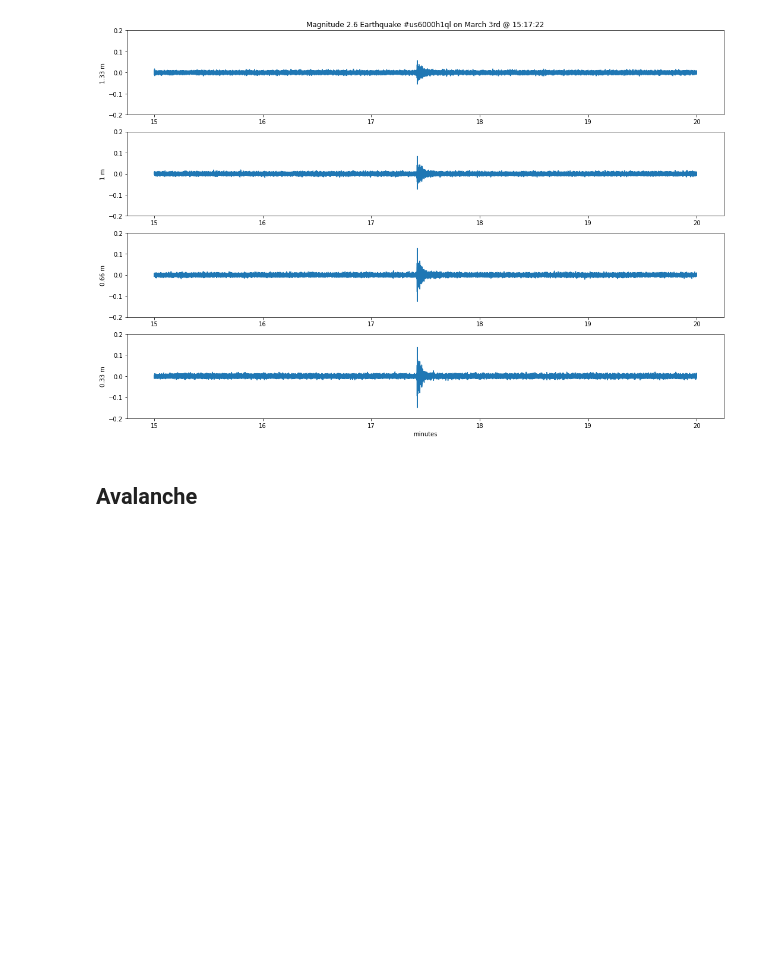
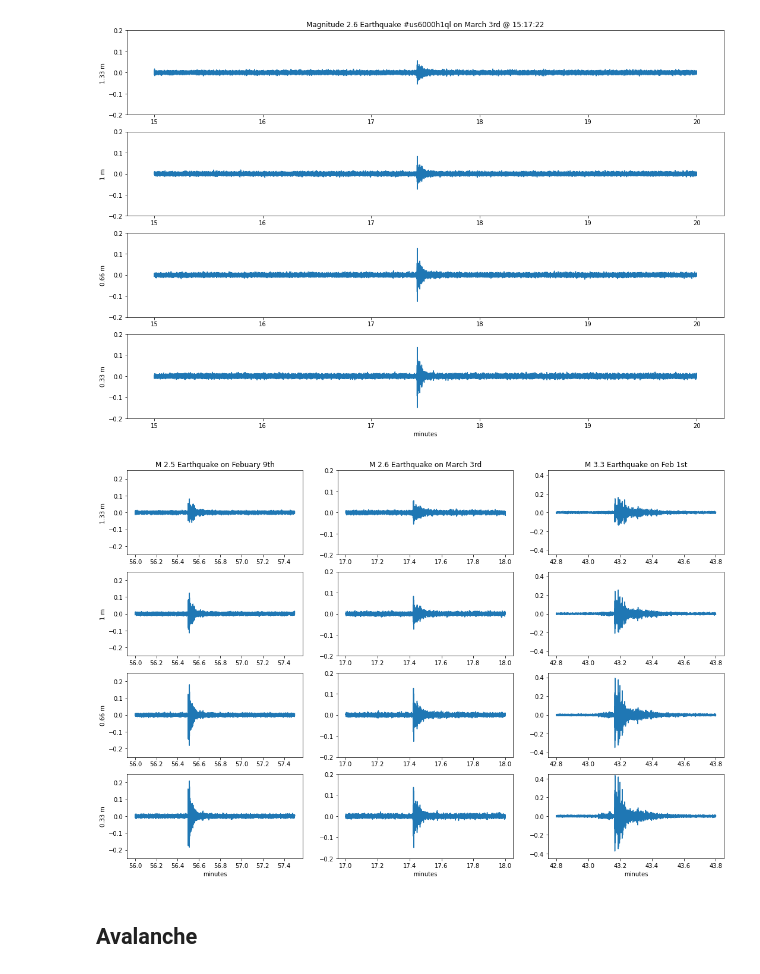
Before and after one commit to ZachHoppinen/infrasound-snow-attenuation, a Jupyter notebook: src/outdated/signal_search/eq_avi_signals.ipynb, the cells around one changed output. Cells and saved outputs as stored; diff of their text form; code cells hidden in the pictures; blank space fills up the shorter version.

```diff
--- a/src/outdated/signal_search/eq_avi_signals.ipynb
+++ b/src/outdated/signal_search/eq_avi_signals.ipynb
@@ -86,6 +78,49 @@ show_eq_all_heights(r, '220201', 9, 40, 45, fc_low = 2, title= 'Magnitude 3.3 Ea
 show_eq_all_heights(r, '220303', 15, 15, 20, fc_low = 2, title= 'Magnitude 2.6 Earthquake #us6000h1ql on March 3rd @ 15:17:22', ylims=(-0.2,0.2))
 # %% [output]
 [figure]
+# %%
+eq_plot_dic = {0: {'eq_day' : '220209', 'eq_hour': 9, 'start_min' : 56 , 'end_min' : 57.5, 'title' : 'M 2.5 Earthquake on Febuary 9th', 'ylims' : (-0.25,0.25)},
+1: {'eq_day' : '220303', 'eq_hour': 15, 'start_min' : 17 , 'end_min' : 18, 'title' : 'M 2.6 Earthquake on March 3rd', 'ylims' : (-0.2,0.2)},
+2: {'eq_day' : '220201', 'eq_hour': 9, 'start_min' : 42.8 , 'end_min' : 43.8, 'title' : 'M 3.3 Earthquake on Feb 1st', 'ylims' : (-0.45,0.45)}
+}
+# %%
+day_list = r
+fc_low = 2
+fc_high = None
+sps = 200
+
+f, ax = plt.subplots(4, 3, figsize = (18,12))
+
+
+for j, ann in eq_plot_dic.items():
+    eq_day, eq_hour, start_min, end_min, title, ylims = itemgetter('eq_day','eq_hour','start_min','end_min','title','ylims')(ann)
+    res = get_day(day_list, eq_day, in_dir)
+    if pd.to_datetime(eq_day, format='%y%m%d') < pd.to_datetime('2022-01-22'):
+        heights = [0.33,0.66,1]
+    else:
+        heights = [1.33,1,0.66,0.33]
+    for i, height in enumerate(heights):
+        p_ax = ax[i, j]
+        if fc_high:
+            res_hourly_1 = freq_filt(res[height], 2, fc_high, 'low')
+        if fc_low:
+            res_hourly_1 = freq_filt(res[height], 2, fc_low, 'high')
+
+            res_hourly_1 = res_hourly_1.reshape(24, -1)[eq_hour]
+            start = int(start_min*60*sps)
+            end = int(end_min*60*sps)
+            arr1 = res_hourly_1[start:end]
+            t = np.linspace(start_min, end_min, arr1.size)
+            p_ax.plot(t, arr1)
+            ax[0, j].set_title(title)
+            ax[-1, j].set_xlabel('minutes')
+            if j == 0:
+                p_ax.set_ylabel(f'{height} m')
+            if ylims:
+                p_ax.set_ylim(ylims)
+plt.savefig(join('/home/zacharykeskinen/Documents/infrasound/figures/signal_compares','all_eqs.png'))
+# %% [output]
+[figure, added]
 # %% [markdown]
 ## Avalanche
 # %%
```
Also changed, not shown: parts of 6 cells of this notebook, 5 other files.
